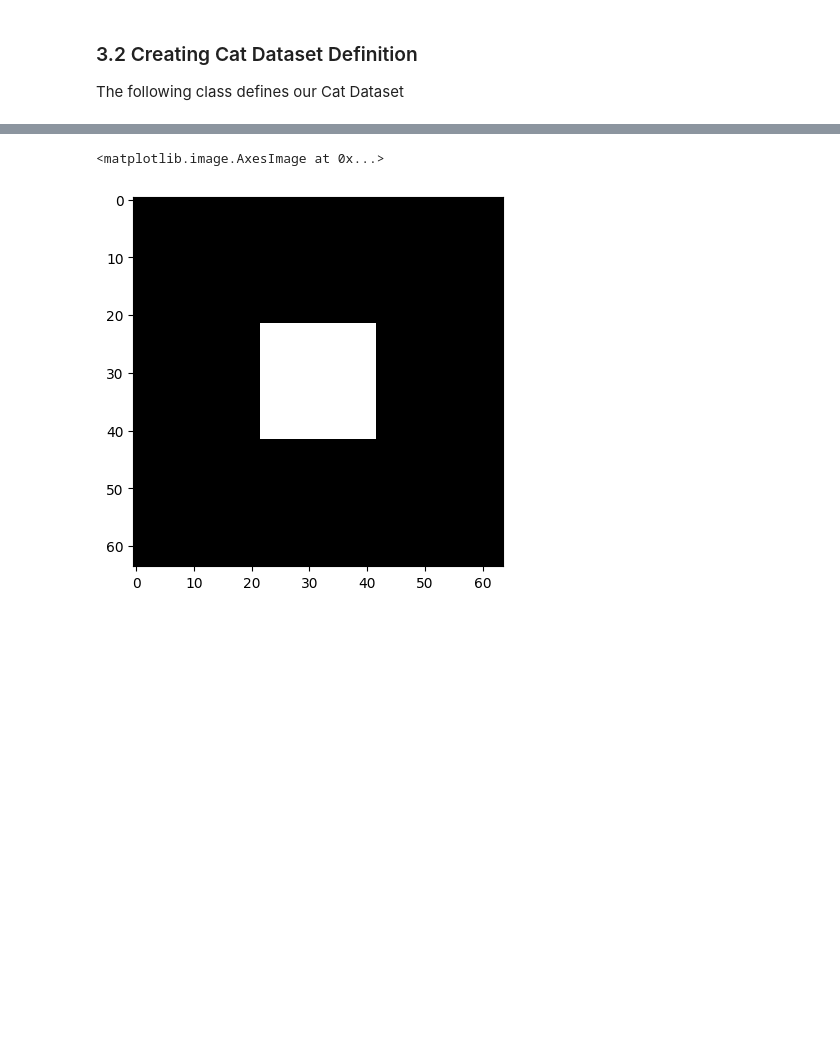
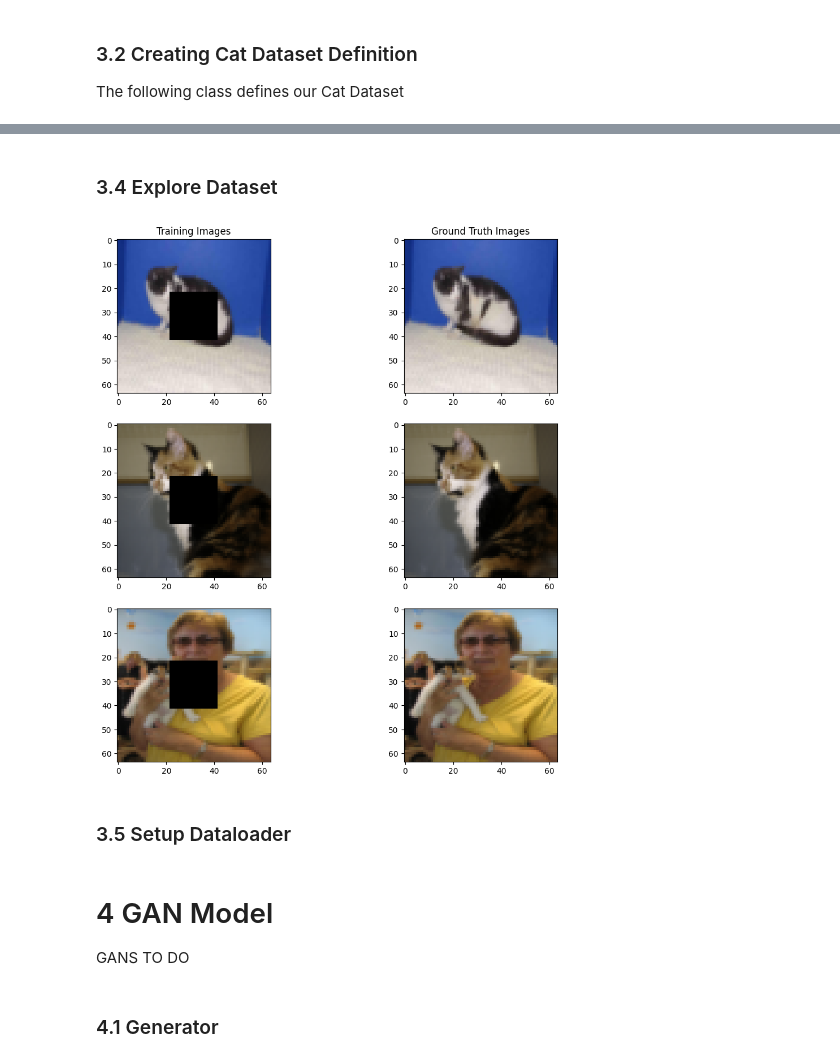
Before and after one commit to jimmyygit/cs484-project, a Jupyter notebook: impainting_GANS.ipynb, the cells around one changed output, grey strips where cells are left out. Saved outputs shown, nothing was run; the diff lists cells and outputs as text; code cells hidden in the pictures; blank space fills up the shorter version.

```diff
--- a/impainting_GANS.ipynb
+++ b/impainting_GANS.ipynb
@@ -93,6 +84 @@ We experimented with several transformations, including different versions of cr
-# %%
-transforms = v2.Compose([
-    v2.ToTensor(),
-    v2.Resize(size=(64, 64))
-])
 # %% [markdown]
@@ -176,6 +140,0 @@ def create_masks(N, im_h, im_w):
-# %%
-# Display Mask
-plt.imshow(create_masks(1, 64, 64)[0][0], cmap='gray')
-# %% [output]
-<matplotlib.image.AxesImage at 0x...>
-[figure, removed]
@@ -187,0 +141,20 @@ imshow((1 - create_masks(1, 32, 32)[0][0]) * train[1000][0])
+# %% [markdown]
+### 3.4 Explore Dataset
+# %%
+item0, item1, item2 = transformed_train_dataset[10], transformed_train_dataset[1], transformed_train_dataset[2]
+# %%
+# train image
+f, ax = plt.subplots(3, 2, figsize=(12, 12))
+ax[0, 0].imshow(np.transpose(item0[0], (1, 2, 0)))
+ax[0, 1].imshow(np.transpose(item0[1], (1, 2, 0)))
+ax[1, 0].imshow(np.transpose(item1[0], (1, 2, 0)))
+ax[1, 1].imshow(np.transpose(item1[1], (1, 2, 0)))
+ax[2, 0].imshow(np.transpose(item2[0], (1, 2, 0)))
+ax[2, 1].imshow(np.transpose(item2[1], (1, 2, 0)))
+
+ax[0, 0].set_title("Training Images");
+ax[0, 1].set_title("Ground Truth Images");
+# %% [output]
+[figure, added]
+# %% [markdown]
+### 3.5 Setup Dataloader
@@ -187,0 +168,6 @@ imshow((1 - create_masks(1, 32, 32)[0][0]) * train[1000][0])
+# %% [markdown]
+# 4 GAN Model
+
+GANS TO DO
+# %% [markdown]
+### 4.1 Generator
```
Also changed, not shown: parts of 17 cells of this notebook.
